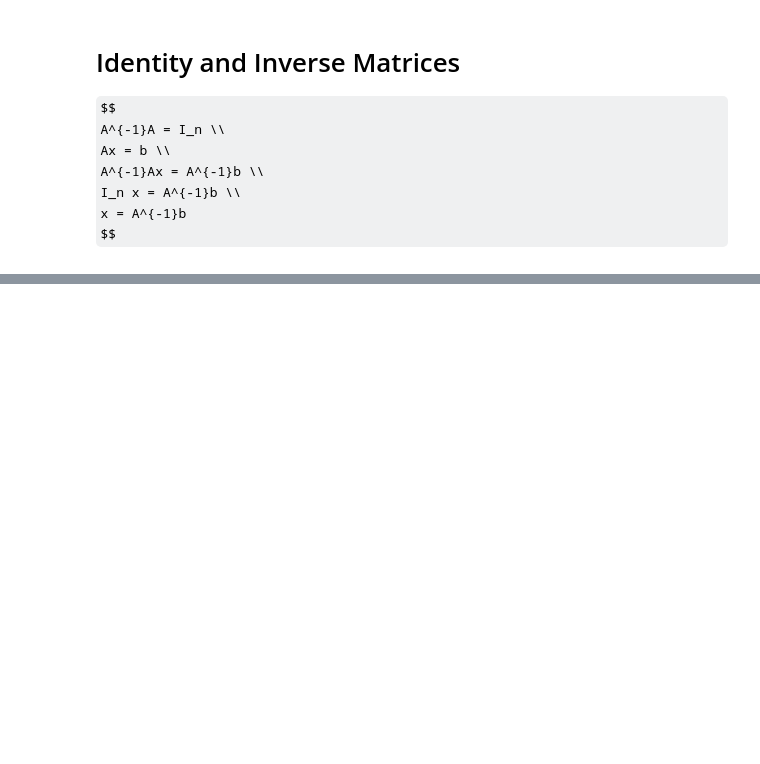
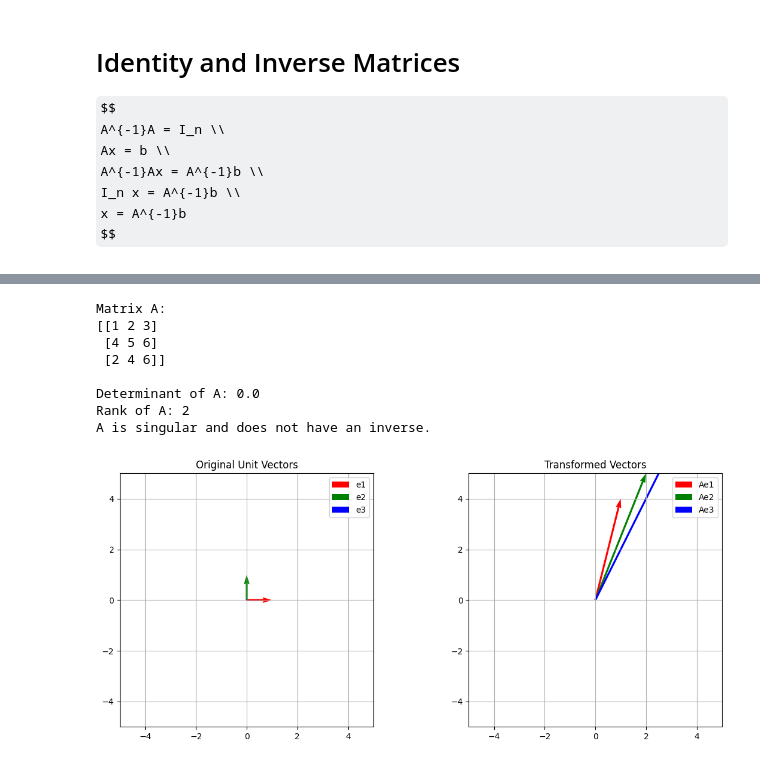
Before and after one commit to woodRock/deep-learning-goodfellow, a Jupyter notebook: chapter_2_linear_algebra.ipynb, the cells around one changed output, grey strips where cells are left out. Cells and saved outputs as stored; diff of their text form; code cells hidden in the pictures; some formulas as TeX source; blank space fills up the shorter version.

```diff
--- a/chapter_2_linear_algebra.ipynb
+++ b/chapter_2_linear_algebra.ipynb
@@ -154,0 +316,78 @@ np.allclose(ainv @ a, np.eye(2)) : True
+# %%
+import numpy as np
+
+# Create a singular matrix
+A = np.array([[1, 2, 3],
+              [4, 5, 6],
+              [2, 4, 6]])
+
+print("Matrix A:")
+print(A)
+
+# The determinant should be very close to zero
+# (it might not be exactly zero due to floating-point arithmetic).
+det_A = np.linalg.det(A)
+print(f"\nDeterminant of A: {det_A}")
+
+# The rank will be less than the size of the matrix (which is 3x3).
+rank_A = np.linalg.matrix_rank(A)
+print(f"Rank of A: {rank_A}")
+
+# This should raise a LinAlgError because the matrix is singular and doesn't have an inverse.
+try:
+    inv_A = np.linalg.inv(A)
+    print("Inverse of A:")
+    print(inv_A)
+except np.linalg.LinAlgError:
+    print("A is singular and does not have an inverse.")
+
+# Visualizing linear dependence:
+# We can visualize how this matrix transforms space by applying it to a set of unit vectors:
+import matplotlib.pyplot as plt
+
+def plot_transformation(A):
+    fig, (ax1, ax2) = plt.subplots(1, 2, figsize=(12, 5))
+
+    # Unit vectors
+    e1 = np.array([1, 0, 0])
+    e2 = np.array([0, 1, 0])
+    e3 = np.array([0, 0, 1])
+
+    # Plot original unit vectors
+    ax1.quiver(0, 0, e1[0], e1[1], angles='xy', scale_units='xy', scale=1, color='r', label='e1')
+    ax1.quiver(0, 0, e2[0], e2[1], angles='xy', scale_units='xy', scale=1, color='g', label='e2')
+    ax1.quiver(0, 0, e3[0], e3[1], angles='xy', scale_units='xy', scale=1, color='b', label='e3')
+
+    # Transform vectors
+    t1 = A @ e1
+    t2 = A @ e2
+    t3 = A @ e3
+
+    # Plot transformed vectors
+    ax2.quiver(0, 0, t1[0], t1[1], angles='xy', scale_units='xy', scale=1, color='r', label='Ae1')
+    ax2.quiver(0, 0, t2[0], t2[1], angles='xy', scale_units='xy', scale=1, color='g', label='Ae2')
+    ax2.quiver(0, 0, t3[0], t3[1], angles='xy', scale_units='xy', scale=1, color='b', label='Ae3')
+
+    for ax in (ax1, ax2):
+        ax.set_xlim(-5, 5)
+        ax.set_ylim(-5, 5)
+        ax.set_aspect('equal')
+        ax.legend()
+        ax.grid(True)
+
+    ax1.set_title("Original Unit Vectors")
+    ax2.set_title("Transformed Vectors")
+    plt.tight_layout()
+    plt.show()
+
+plot_transformation(A)
+# %% [output]
+Matrix A:
+[[1 2 3]
+ [4 5 6]
+ [2 4 6]]
+
+Determinant of A: 0.0
+Rank of A: 2
+A is singular and does not have an inverse.
+[figure, added]
```
Also changed, not shown: parts of 33 cells of this notebook.
